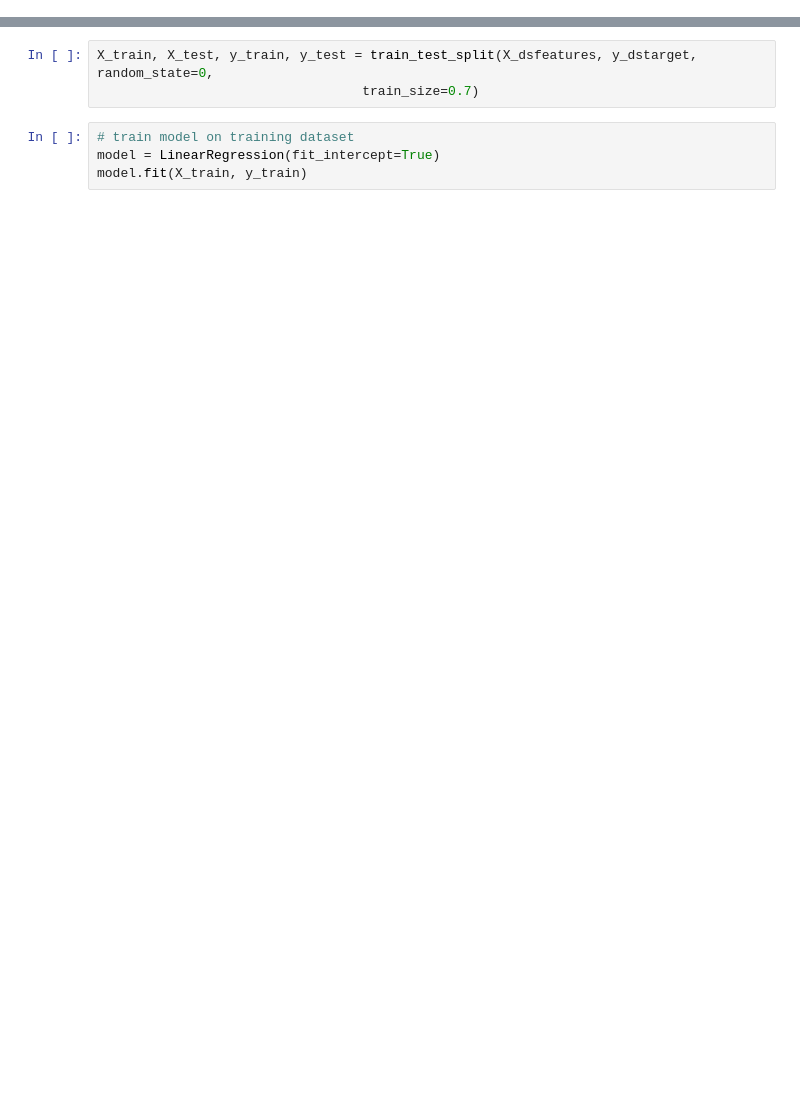
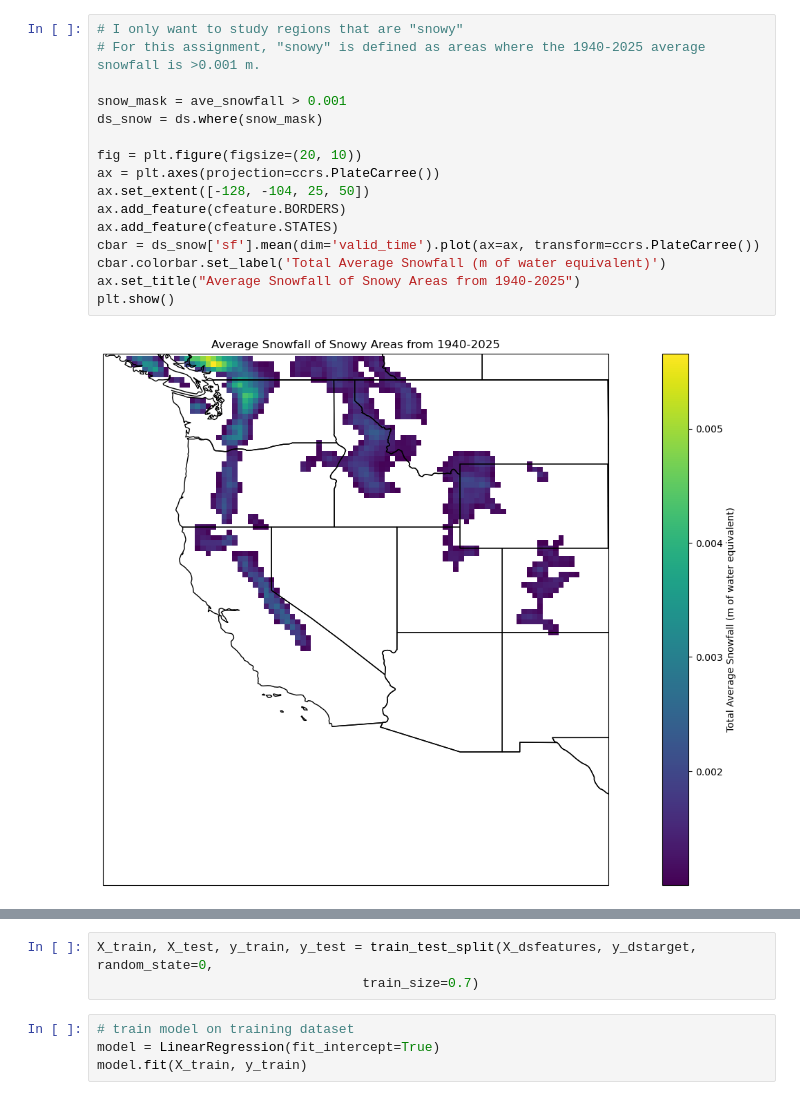
Before and after one commit to brietteshea/ATMS-523-Module8, a Jupyter notebook: Module8Assignment.ipynb, the cells around one changed output, grey strips where cells are left out. Cells and saved outputs as stored; diff of their text form; blank space fills up the shorter version.

```diff
--- a/Module8Assignment.ipynb
+++ b/Module8Assignment.ipynb
@@ -126,0 +92,18 @@ from sklearn.linear_model import LinearRegression
+# %%
+# I only want to study regions that are "snowy"
+# For this assignment, "snowy" is defined as areas where the 1940-2025 average snowfall is >0.001 m.
+
+snow_mask = ave_snowfall > 0.001
+ds_snow = ds.where(snow_mask)
+
+fig = plt.figure(figsize=(20, 10))
+ax = plt.axes(projection=ccrs.PlateCarree())
+ax.set_extent([-128, -104, 25, 50])
+ax.add_feature(cfeature.BORDERS)
+ax.add_feature(cfeature.STATES)
+cbar = ds_snow['sf'].mean(dim='valid_time').plot(ax=ax, transform=ccrs.PlateCarree())
+cbar.colorbar.set_label('Total Average Snowfall (m of water equivalent)')
+ax.set_title("Average Snowfall of Snowy Areas from 1940-2025")
+plt.show()
+# %% [output]
+[figure, added]
```
Also changed, not shown: parts of 32 cells of this notebook.
